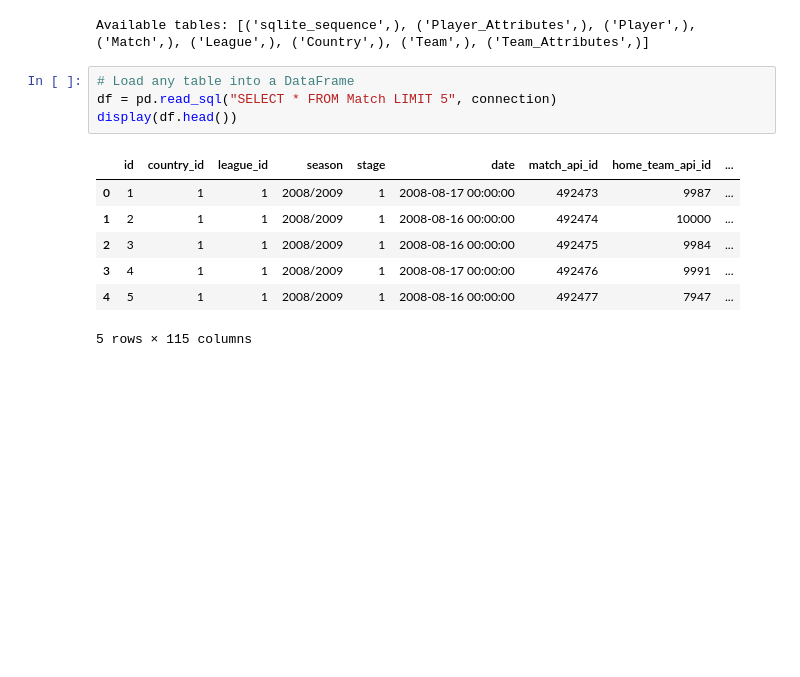
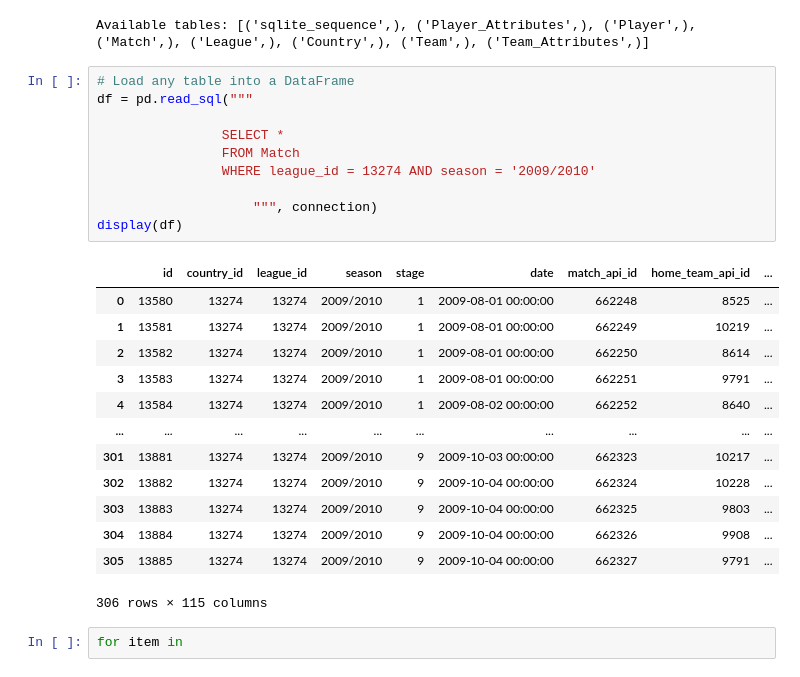
Before and after one commit to EchoinSilences/Datalab2, a Jupyter notebook: Report.ipynb, the cells around one changed output. Cells and saved outputs as stored; diff of their text form; blank space fills up the shorter version.

```diff
--- a/Report.ipynb
+++ b/Report.ipynb
@@ -70,13 +70,27 @@ print("Available tables:", tables)
 Available tables: [('sqlite_sequence',), ('Player_Attributes',), ('Player',), ('Match',), ('League',), ('Country',), ('Team',), ('Team_Attributes',)]
 # %%
 # Load any table into a DataFrame
-df = pd.read_sql("SELECT * FROM Match LIMIT 5", connection)
-display(df.head())
+df = pd.read_sql("""
+
+                SELECT *
+                FROM Match
+                WHERE league_id = 13274 AND season = '2009/2010'
+
+                    """, connection)
+display(df)
 # %% [output]
 |  | id | country_id | league_id | season | stage | date | match_api_id | home_team_api_id | ... |
-| 0 | 1 | 1 | 1 | 2008/2009 | 1 | 2008-08-17 00:00:00 | 492473 | 9987 | ... |
-| 1 | 2 | 1 | 1 | 2008/2009 | 1 | 2008-08-16 00:00:00 | 492474 | 10000 | ... |
-| 2 | 3 | 1 | 1 | 2008/2009 | 1 | 2008-08-16 00:00:00 | 492475 | 9984 | ... |
-| 3 | 4 | 1 | 1 | 2008/2009 | 1 | 2008-08-17 00:00:00 | 492476 | 9991 | ... |
-| 4 | 5 | 1 | 1 | 2008/2009 | 1 | 2008-08-16 00:00:00 | 492477 | 7947 | ... |
+| 0 | 13580 | 13274 | 13274 | 2009/2010 | 1 | 2009-08-01 00:00:00 | 662248 | 8525 | ... |
+| 1 | 13581 | 13274 | 13274 | 2009/2010 | 1 | 2009-08-01 00:00:00 | 662249 | 10219 | ... |
+| 2 | 13582 | 13274 | 13274 | 2009/2010 | 1 | 2009-08-01 00:00:00 | 662250 | 8614 | ... |
+| 3 | 13583 | 13274 | 13274 | 2009/2010 | 1 | 2009-08-01 00:00:00 | 662251 | 9791 | ... |
+| 4 | 13584 | 13274 | 13274 | 2009/2010 | 1 | 2009-08-02 00:00:00 | 662252 | 8640 | ... |
+| ... | ... | ... | ... | ... | ... | ... | ... | ... | ... |
+| 301 | 13881 | 13274 | 13274 | 2009/2010 | 9 | 2009-10-03 00:00:00 | 662323 | 10217 | ... |
+| 302 | 13882 | 13274 | 13274 | 2009/2010 | 9 | 2009-10-04 00:00:00 | 662324 | 10228 | ... |
+| 303 | 13883 | 13274 | 13274 | 2009/2010 | 9 | 2009-10-04 00:00:00 | 662325 | 9803 | ... |
+| 304 | 13884 | 13274 | 13274 | 2009/2010 | 9 | 2009-10-04 00:00:00 | 662326 | 9908 | ... |
+| 305 | 13885 | 13274 | 13274 | 2009/2010 | 9 | 2009-10-04 00:00:00 | 662327 | 9791 | ... |
-5 rows × 115 columns
+306 rows × 115 columns
+# %%
+for item in
```
Also changed, not shown: 2 other files.
